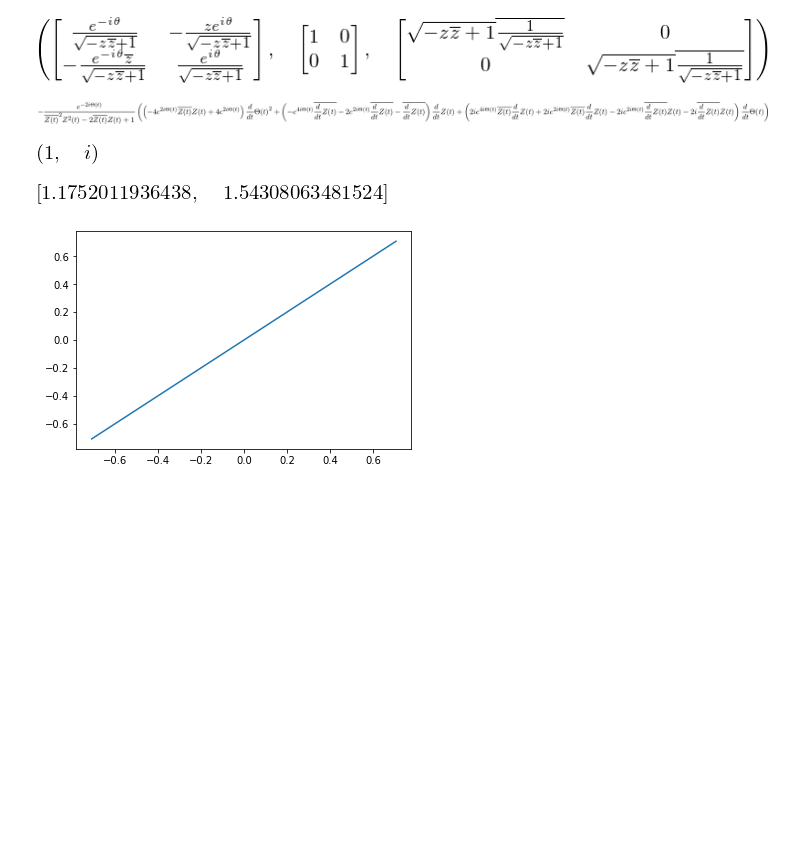
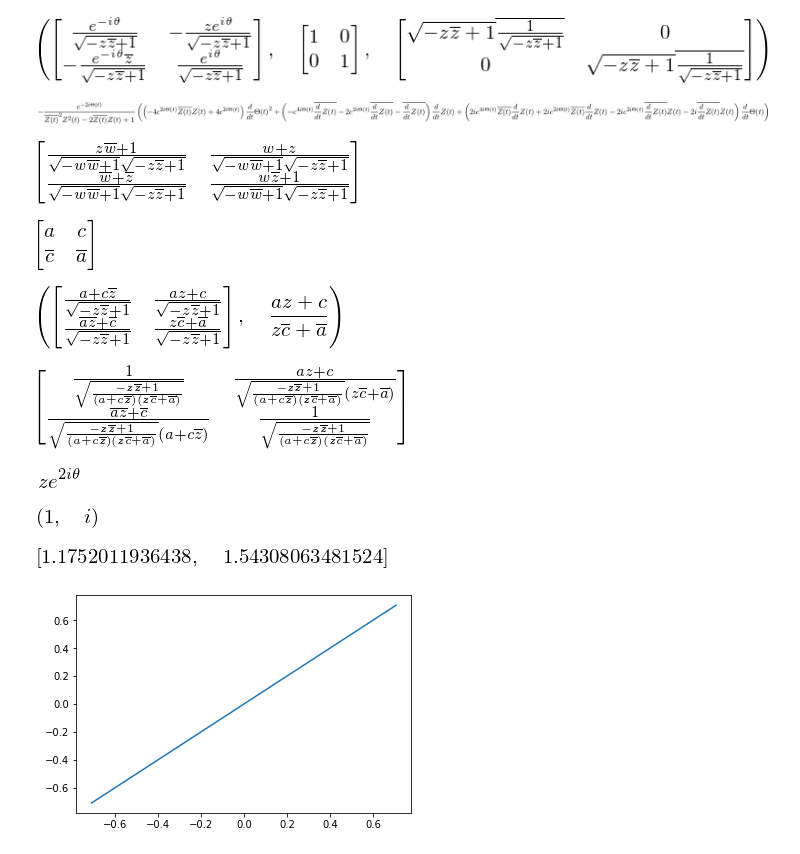
Before and after one commit to iiqof/python-toys, a Jupyter notebook: SU(1,1)/SU(1,1) tries.ipynb, the cells around one changed output. Drawn from its saved outputs; the diff is of its cells as text; code cells hidden in the pictures; blank space fills up the shorter version.

```diff
--- a/SU(1,1)/SU(1,1) tries.ipynb
+++ b/SU(1,1)/SU(1,1) tries.ipynb
@@ -66,6 +64,31 @@ G = -simplify(det((g(Theta(t),Z(t))*g(Theta(t),Z(t))).diff(t)))
 collect(G, [Theta(t),Z(t)])
 # %% [output]
 [figure]
+# %%
+simplify(P(z)*P(w))
+# %% [output]
+[figure, added]
+# %%
+a, c = symbols('a c')
+G = Matrix([[a,c],[c.conjugate(), a.conjugate()]])
+G
+# %% [output]
+[figure, added]
+# %%
+simplify(G*P(z)),simplify(Action(G*P(z),0))
+# %% [output]
+[figure, added]
+# %%
+fac = simplify(P((a*z+c)/(c.conjugate()*z+a.conjugate())))[0]**(-1)
+Fac = sqrt((1- z*z.conjugate())/((a+c*z.conjugate())*(z*c.conjugate() + a.conjugate())))
+
+simplify(P((a*z+c)/(c.conjugate()*z+a.conjugate()))*fac)/Fac
+# %% [output]
+[figure, added]
+# %%
+Action(U(theta)*P(z),0)
+# %% [output]
+[figure, added]
 # %%
 x = 0
 A = Matrix([[cosh(x),I*sin(x)],[-I*sinh(x),cosh(x)]])
```
Also changed, not shown: parts of 1 cell of this notebook.
